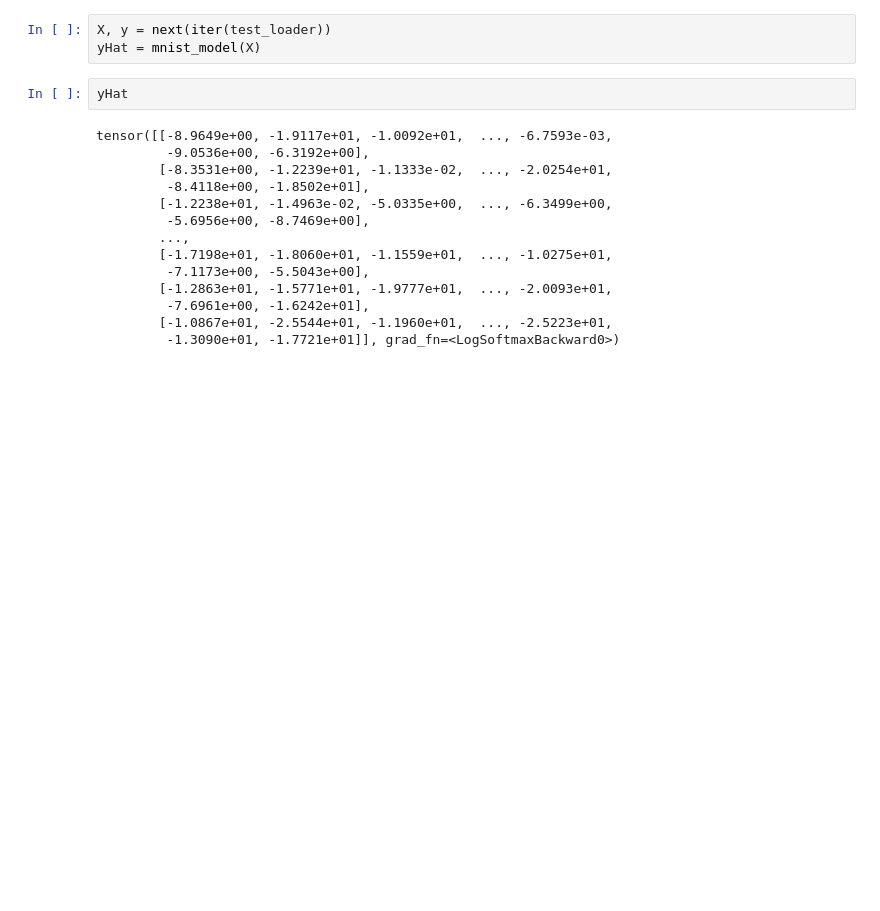
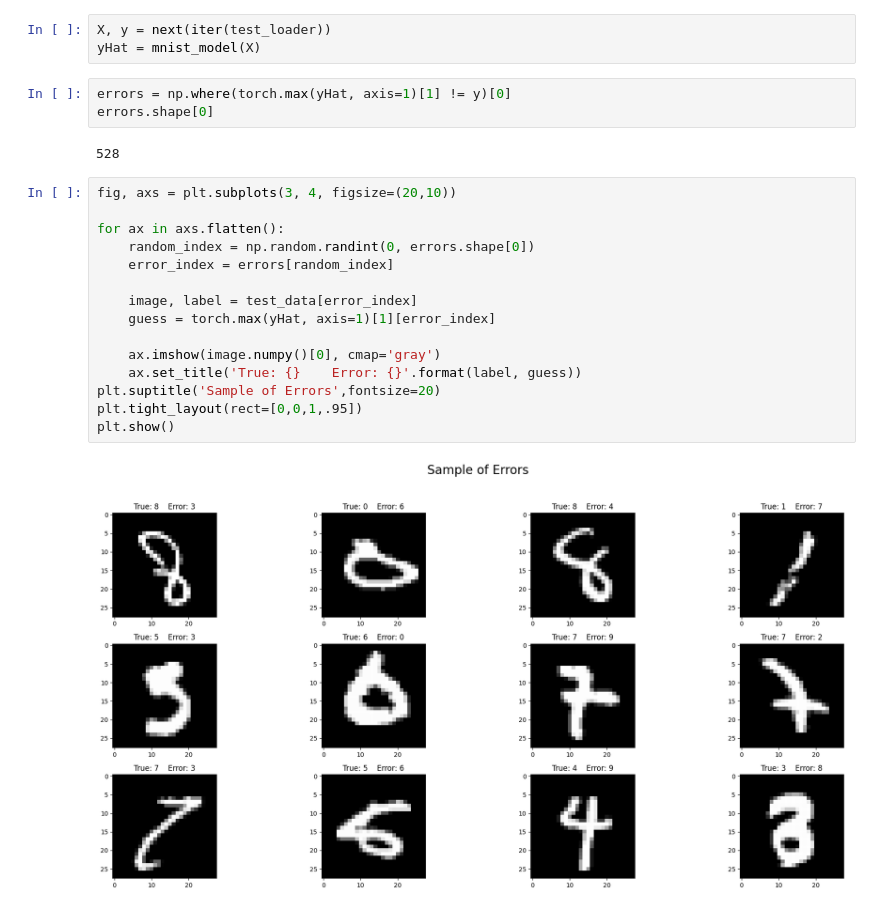
Before and after one commit to rzadrzi/deep-learning-pytorch, a Jupyter notebook: ANN/mnist.ipynb, the cells around one changed output. Saved outputs shown, nothing was run; the diff lists cells and outputs as text; blank space fills up the shorter version.

```diff
--- a/ANN/mnist.ipynb
+++ b/ANN/mnist.ipynb
@@ -268,19 +268,25 @@ Net(
 # %%
 X, y = next(iter(test_loader))
 yHat = mnist_model(X)
-# %%
-yHat
-# %% [output]
-tensor([[-8.9649e+00, -1.9117e+01, -1.0092e+01,  ..., -6.7593e-03,
-         -9.0536e+00, -6.3192e+00],
-        [-8.3531e+00, -1.2239e+01, -1.1333e-02,  ..., -2.0254e+01,
-         -8.4118e+00, -1.8502e+01],
-        [-1.2238e+01, -1.4963e-02, -5.0335e+00,  ..., -6.3499e+00,
-         -5.6956e+00, -8.7469e+00],
-        ...,
-        [-1.7198e+01, -1.8060e+01, -1.1559e+01,  ..., -1.0275e+01,
-         -7.1173e+00, -5.5043e+00],
-        [-1.2863e+01, -1.5771e+01, -1.9777e+01,  ..., -2.0093e+01,
-         -7.6961e+00, -1.6242e+01],
-        [-1.0867e+01, -2.5544e+01, -1.1960e+01,  ..., -2.5223e+01,
-         -1.3090e+01, -1.7721e+01]], grad_fn=<LogSoftmaxBackward0>)
+# %%
+errors = np.where(torch.max(yHat, axis=1)[1] != y)[0]
+errors.shape[0]
+# %% [output]
+528
+# %%
+fig, axs = plt.subplots(3, 4, figsize=(20,10))
+
+for ax in axs.flatten():
+    random_index = np.random.randint(0, errors.shape[0])
+    error_index = errors[random_index]
+
+    image, label = test_data[error_index]
+    guess = torch.max(yHat, axis=1)[1][error_index]
+
+    ax.imshow(image.numpy()[0], cmap='gray')
+    ax.set_title('True: {}    Error: {}'.format(label, guess))
+plt.suptitle('Sample of Errors',fontsize=20)
+plt.tight_layout(rect=[0,0,1,.95])
+plt.show()
+# %% [output]
+[figure, added]
```
Also changed, not shown: parts of 1 cell of this notebook.
